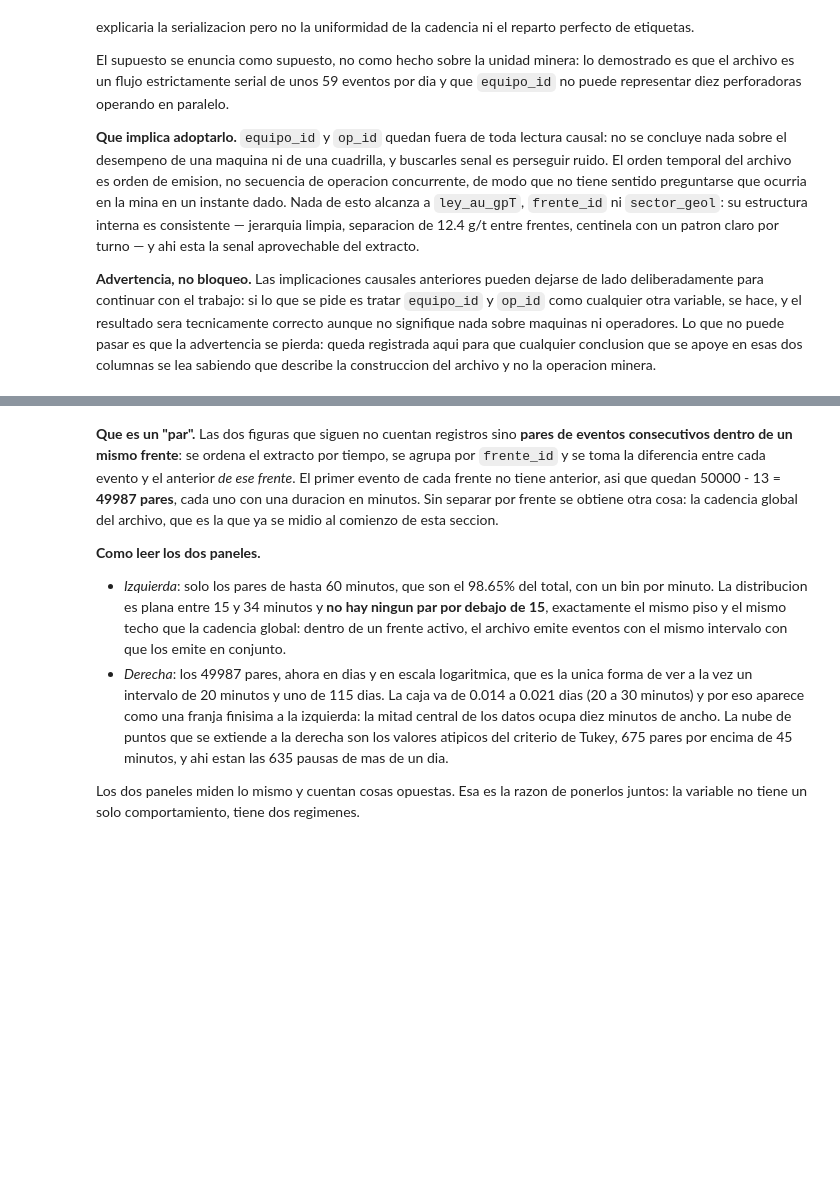
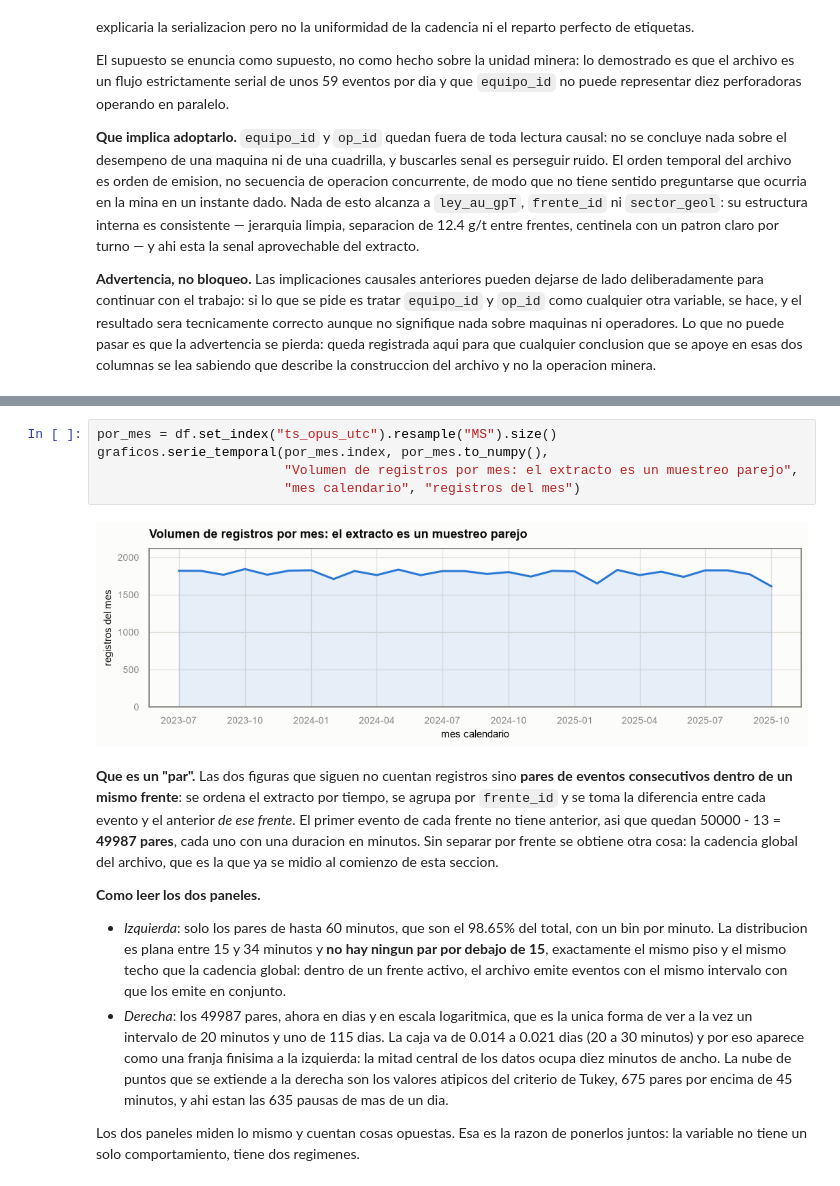
Before and after one commit to amadorcallelo-bee/repositorio-ds-mine, a Jupyter notebook: modulo_a/exploration/eda_opus.ipynb, the cells around one changed output, grey strips where cells are left out. Saved outputs shown, nothing was run; the diff lists cells and outputs as text; blank space fills up the shorter version.

```diff
--- a/modulo_a/exploration/eda_opus.ipynb
+++ b/modulo_a/exploration/eda_opus.ipynb
@@ -573,3 +1015,10 @@ plt.show()
+# %%
+por_mes = df.set_index("ts_opus_utc").resample("MS").size()
+graficos.serie_temporal(por_mes.index, por_mes.to_numpy(),
+                        "Volumen de registros por mes: el extracto es un muestreo parejo",
+                        "mes calendario", "registros del mes")
+# %% [output]
+[figure, added]
 # %% [markdown]
 **Que es un "par".** Las dos figuras que siguen no cuentan registros sino **pares de eventos
 consecutivos dentro de un mismo frente**: se ordena el extracto por tiempo, se agrupa por
```
Also changed, not shown: parts of 104 cells of this notebook.
